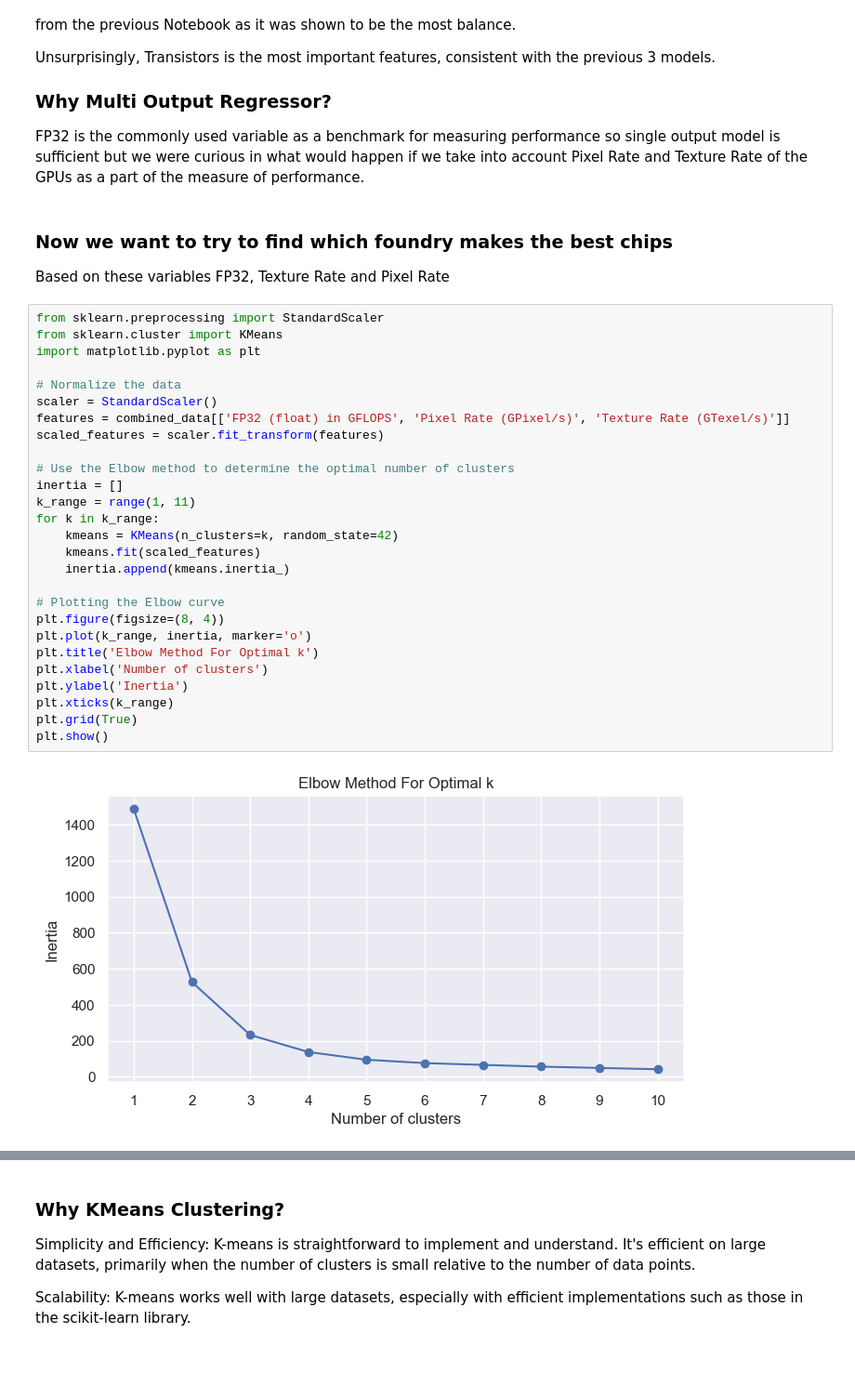
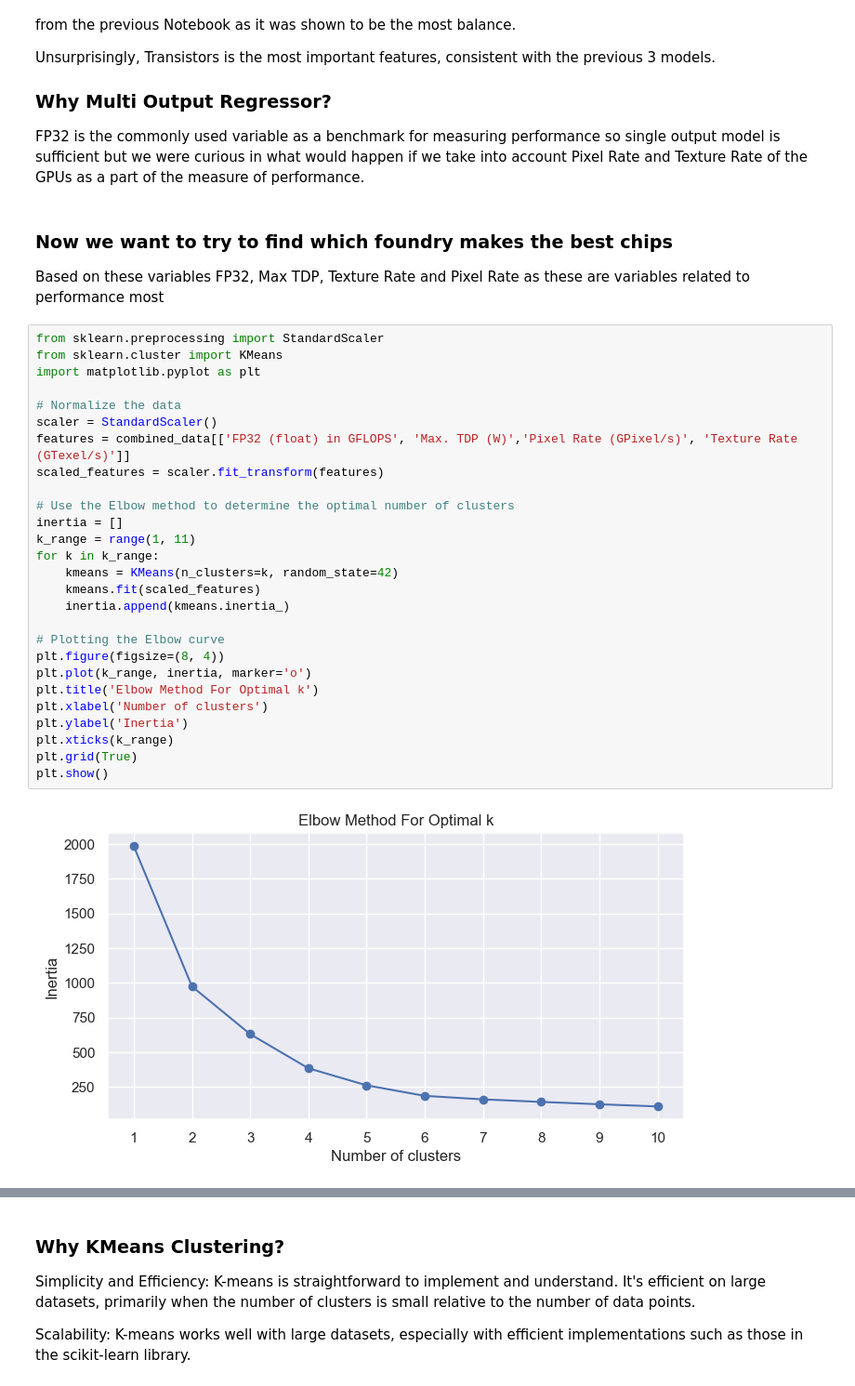
Before and after one commit to bernxrd/SC1015-Mini-Project-FCS6-Team-5, a Jupyter notebook: 3b. Extra Machine Learning.ipynb, the cells around one changed output, grey strips where cells are left out. Shown: that part at 93% size. Cells and saved outputs as stored; diff of their text form; blank space fills up the shorter version.

```diff
--- a/3b. Extra Machine Learning.ipynb
+++ b/3b. Extra Machine Learning.ipynb
@@ -198,36 +198,36 @@ FP32 is the commonly used variable as a benchmark for measuring performance so s
 # %% [markdown]
 ### Now we want to try to find which foundry makes the best chips
 
-Based on these variables FP32, Texture Rate and Pixel Rate
+Based on these variables FP32, Max TDP, Texture Rate and Pixel Rate as these are variables related to performance most
 # %%
 from sklearn.preprocessing import StandardScaler
 from sklearn.cluster import KMeans
 import matplotlib.pyplot as plt
 
 # Normalize the data
 scaler = StandardScaler()
-features = combined_data[['FP32 (float) in GFLOPS', 'Pixel Rate (GPixel/s)', 'Texture Rate (GTexel/s)']]
+features = combined_data[['FP32 (float) in GFLOPS', 'Max. TDP (W)','Pixel Rate (GPixel/s)', 'Texture Rate (GTexel/s)']]
 scaled_features = scaler.fit_transform(features)
 
 # Use the Elbow method to determine the optimal number of clusters
 inertia = []
 k_range = range(1, 11)
 for k in k_range:
     kmeans = KMeans(n_clusters=k, random_state=42)
     kmeans.fit(scaled_features)
     inertia.append(kmeans.inertia_)
 
 # Plotting the Elbow curve
 plt.figure(figsize=(8, 4))
 plt.plot(k_range, inertia, marker='o')
 plt.title('Elbow Method For Optimal k')
 plt.xlabel('Number of clusters')
 plt.ylabel('Inertia')
 plt.xticks(k_range)
 plt.grid(True)
 plt.show()
 # %% [output]
-[figure, old version]
+[figure, new version]
 # %%
 # Apply k-means clustering with k=3
 kmeans = KMeans(n_clusters=3, random_state=42)
```
Also changed, not shown: parts of 7 cells of this notebook, 1 other file.
